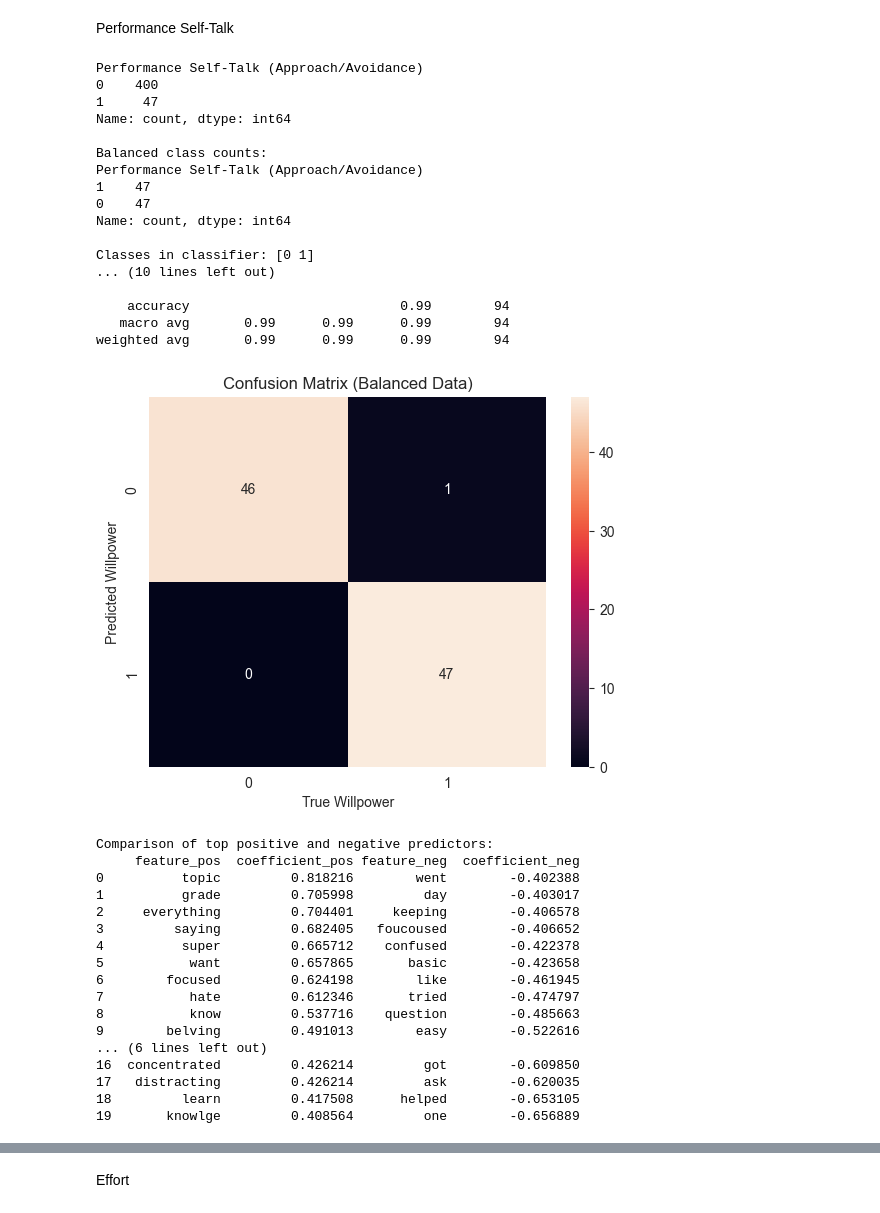
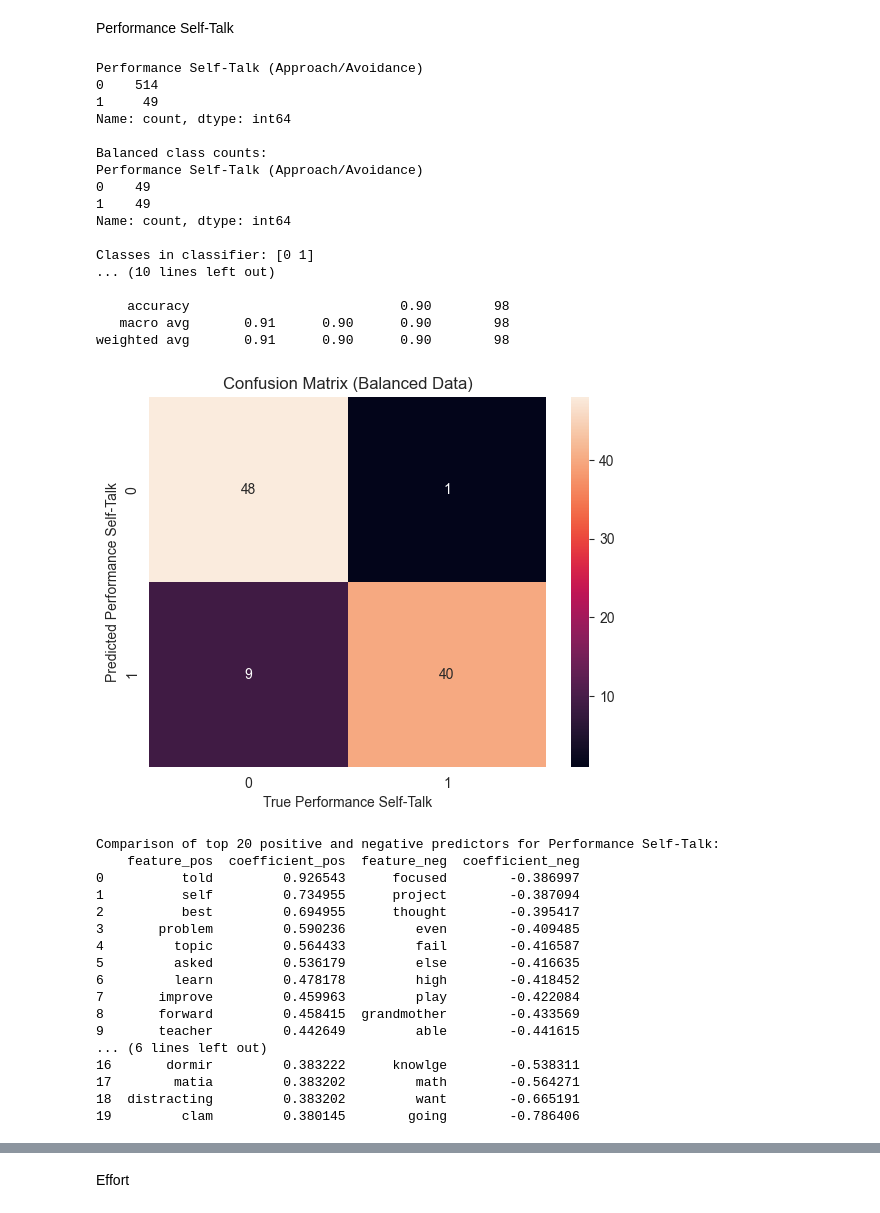
Before and after one commit to YBao7/NLP_Project, a Jupyter notebook: TF-IDF Assignment.ipynb, the cells around one changed output, grey strips where cells are left out. Cells and saved outputs as stored; diff of their text form; code cells hidden in the pictures.

```diff
--- a/TF-IDF Assignment.ipynb
+++ b/TF-IDF Assignment.ipynb
@@ -62,4 +65,4 @@ for index, row in text_df.iterrows():
 
 short_text_df = text_df.loc[short_indices]
 nonsense_df = text_df.loc[nonsense_indices]
-text_df = text_df.drop(short_indices + nonsense_indices)
+text_df = text_df.drop(nonsense_indices)
@@ -86,4 +104,5 @@ for index, row in text_df.iterrows():
     except Exception as e:
         print(f"Error processing row {index}: {e}")
 
-gibbersh_df = text_df.loc[gibberish_indices]
+gibberish_df = text_df.loc[gibberish_indices]
+text_df = text_df.drop(gibberish_indices)
@@ -527,6 +473,7 @@ Confusion Matrix:
 # %% [markdown]
 Performance Self-Talk
 # %%
+# hide_input
 # Select the target human code
 y_raw = text_df_filtered['Performance Self-Talk (Approach/Avoidance)']
 
@@ -589,8 +536,8 @@ cm_bal = metrics.confusion_matrix(y_bal, predicted_bal)
 
 sns.heatmap(cm_bal, annot=True, fmt='d')
 plt.title('Confusion Matrix (Balanced Data)')
-plt.xlabel('True Willpower')
-plt.ylabel('Predicted Willpower')
+plt.xlabel('True Performance Self-Talk')
+plt.ylabel('Predicted Performance Self-Talk')
 plt.show()
 
 # Print out the logistic coefficients for the top word list
@@ -608,57 +555,57 @@ coef_df = pd.DataFrame({
 })
 
 # Sort descending: largest positive coefficients first
 coef_df_sorted = coef_df.sort_values(by='coefficient', ascending=False)
 
 # Top words predicting the positive_class and negative_class (Top 20 for each)
 top_20_pos = coef_df_sorted.head(20)
 top_20_neg = coef_df_sorted.tail(20)
 
 
 highest_20 = top_20_pos.reset_index(drop=True)
 lowest_20 = top_20_neg.reset_index(drop=True)
 
 highest_20.columns = [col + "_pos" for col in highest_20.columns]
 lowest_20.columns = [col + "_neg" for col in lowest_20.columns]
 
 coef_compare = pd.concat([highest_20, lowest_20], axis=1)
 
-print("\nComparison of top positive and negative predictors:")
+print("\nComparison of top 20 positive and negative predictors for Performance Self-Talk:")
 print(coef_compare)
 # %% [output]
 Performance Self-Talk (Approach/Avoidance)
-0    400
-1     47
+0    514
+1     49
 Name: count, dtype: int64
 
 Balanced class counts:
 Performance Self-Talk (Approach/Avoidance)
-1    47
-0    47
+0    49
+1    49
 Name: count, dtype: int64
 
 Classes in classifier: [0 1]
 ... (10 lines left out)
 
-    accuracy                           0.99        94
-   macro avg       0.99      0.99      0.99        94
-weighted avg       0.99      0.99      0.99        94
+    accuracy                           0.90        98
+   macro avg       0.91      0.90      0.90        98
+weighted avg       0.91      0.90      0.90        98
-[figure, old version]
+[figure, new version]
-Comparison of top positive and negative predictors:
-     feature_pos  coefficient_pos feature_neg  coefficient_neg
-0          topic         0.818216        went        -0.402388
-1          grade         0.705998         day        -0.403017
-2     everything         0.704401     keeping        -0.406578
-3         saying         0.682405   foucoused        -0.406652
-4          super         0.665712    confused        -0.422378
-5           want         0.657865       basic        -0.423658
-6        focused         0.624198        like        -0.461945
-7           hate         0.612346       tried        -0.474797
-8           know         0.537716    question        -0.485663
-9        belving         0.491013        easy        -0.522616
+Comparison of top 20 positive and negative predictors for Performance Self-Talk:
+    feature_pos  coefficient_pos  feature_neg  coefficient_neg
+0          told         0.926543      focused        -0.386997
+1          self         0.734955      project        -0.387094
+2          best         0.694955      thought        -0.395417
+3       problem         0.590236         even        -0.409485
+4         topic         0.564433         fail        -0.416587
+5         asked         0.536179         else        -0.416635
+6         learn         0.478178         high        -0.418452
+7       improve         0.459963         play        -0.422084
+8       forward         0.458415  grandmother        -0.433569
+9       teacher         0.442649         able        -0.441615
 ... (6 lines left out)
-16  concentrated         0.426214         got        -0.609850
-17   distracting         0.426214         ask        -0.620035
-18         learn         0.417508      helped        -0.653105
-19       knowlge         0.408564         one        -0.656889
+16       dormir         0.383222      knowlge        -0.538311
+17        matia         0.383202         math        -0.564271
+18  distracting         0.383202         want        -0.665191
+19         clam         0.380145        going        -0.786406
 # %%
```
Also changed, not shown: parts of 19 cells of this notebook, 10 other files.
